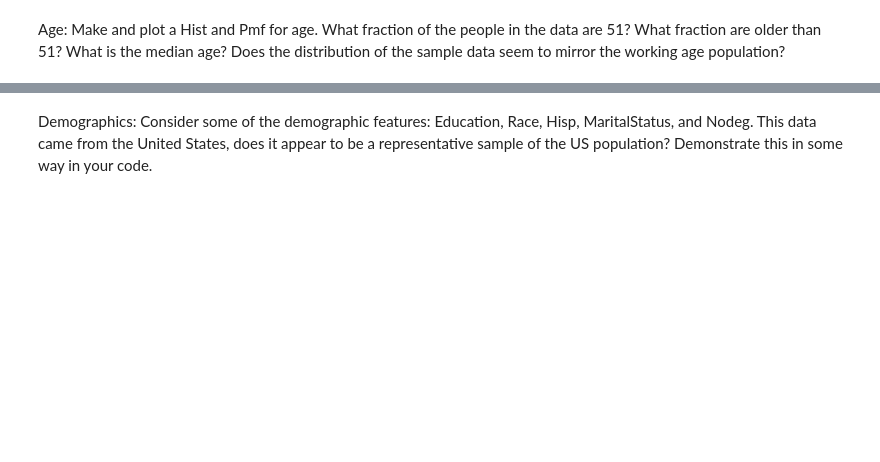
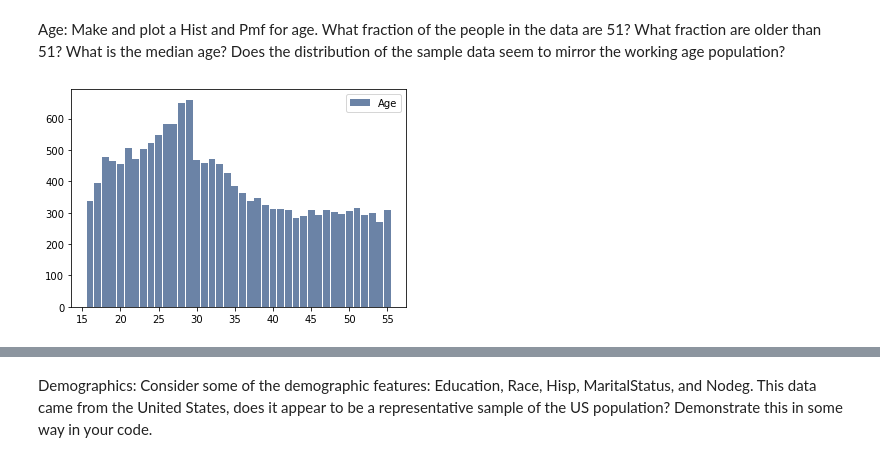
Before and after one commit to jamarabe/DATA3450, a Jupyter notebook: Assignment1.ipynb, the cells around one changed output, grey strips where cells are left out. Drawn from its saved outputs; the diff is of its cells as text; code cells hidden in the pictures; blank space fills up the shorter version.

```diff
--- a/Assignment1.ipynb
+++ b/Assignment1.ipynb
@@ -29,3 +76,10 @@ Age:
     Make and plot a Hist and Pmf for age.
     What fraction of the people in the data are 51? What fraction are older than 51?
     What is the median age? Does the distribution of the sample data seem to mirror the working age population?
+# %%
+#Hist
+hist_age = thinkstats2.Hist(round(df["Age"], 0), label= "Age")
+thinkplot.Hist(hist_age)
+thinkplot.Config()
+# %% [output]
+[figure, added]
```
Also changed, not shown: parts of 13 cells of this notebook.
